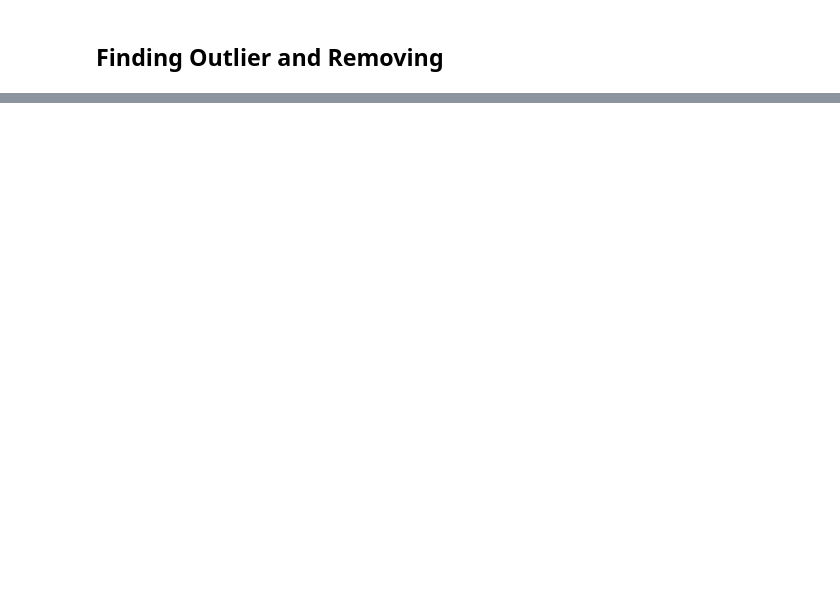
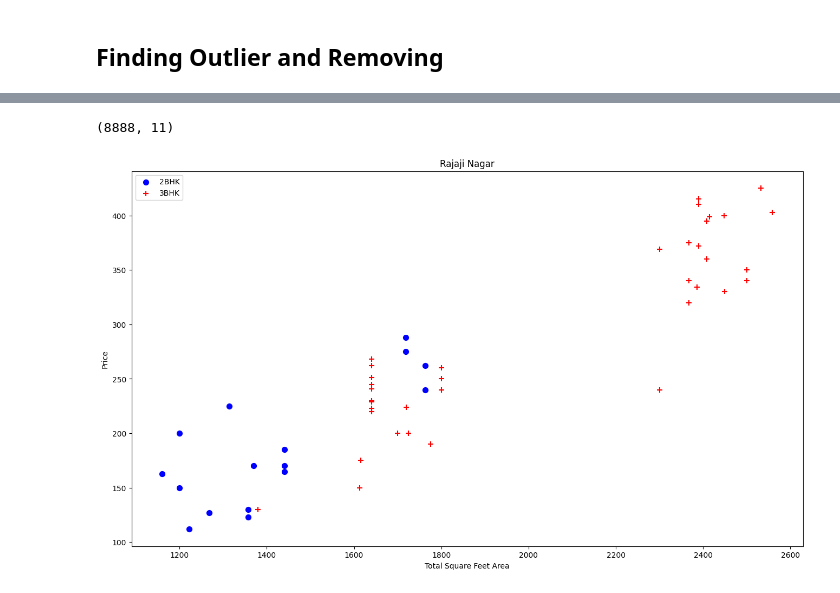
Before and after one commit to swapnalishamrao/Bengalore_House_Price_Prediction, a Jupyter notebook: Benglore_Housing_Price_Perediction.ipynb, the cells around one changed output, grey strips where cells are left out. Cells and saved outputs as stored; diff of their text form; code cells hidden in the pictures; blank space fills up the shorter version.

Commit message:
Remove outliers using the help of 'bath' feature

```diff
--- a/Benglore_Housing_Price_Perediction.ipynb
+++ b/Benglore_Housing_Price_Perediction.ipynb
@@ -438,0 +477,4 @@ for var in num_var:
+# %%
+# if 1 BHK total_sqft
+df8 = df7[~(df7['total_sqft_int']/df7['bhk']<350)]
+df8.shape
@@ -438,0 +483,7 @@ for var in num_var:
+# %%
+# create new feature that is price per square foot
+# it helps to find the outliers
+
+# price in lakh so cover into rupee and then / by total_sqft_int
+df8['price_per_sqft'] = df8['price']*100000 / df8['total_sqft_int']
+df8.head()
@@ -438,0 +517,33 @@ for var in num_var:
+# %%
+# Removing outliers using help of 'price_per_sqft' taking std and mean per location
+def remove_pps_outliers(df):
+  df_out = pd.DataFrame()
+  for key, subdf in df.groupby('location'):
+    m = np.mean(subdf.price_per_sqft)
+    st = np.std(subdf.price_per_sqft)
+    reduced_df = subdf[(subdf.price_per_sqft>(m-st))&(subdf.price_per_sqft<=(m+st))]
+    df_out = pd.concat([df_out, reduced_df], ignore_index = True)
+  return df_out
+
+df9 = remove_pps_outliers(df8)
+df9.shape
+# %% [output]
+(8888, 11)
+# %%
+def plot_scatter_chart(df, location):
+  bhk2 = df[(df.location==location) & (df.bhk==2)]
+  bhk3 = df[(df.location==location) & (df.bhk==3)]
+  plt.figure(figsize=(16,9))
+  plt.scatter(bhk2.total_sqft_int, bhk2.price, color='Blue', label='2BHK',s =50)
+  plt.scatter(bhk3.total_sqft_int, bhk3.price, color='Red', label='3BHK',s =50, marker="+")
+  plt.xlabel("Total Square Feet Area")
+  plt.ylabel("Price")
+  plt.title(location)
+  plt.legend()
+
+plot_scatter_chart(df9, "Rajaji Nagar")
+
+# in below scatterplot we observe that at same location price of
+# 2 bhk house is greater than 3bhk so it is outlier
+# %% [output]
+[figure, added]
```
Also changed, not shown: parts of 13 cells of this notebook.
